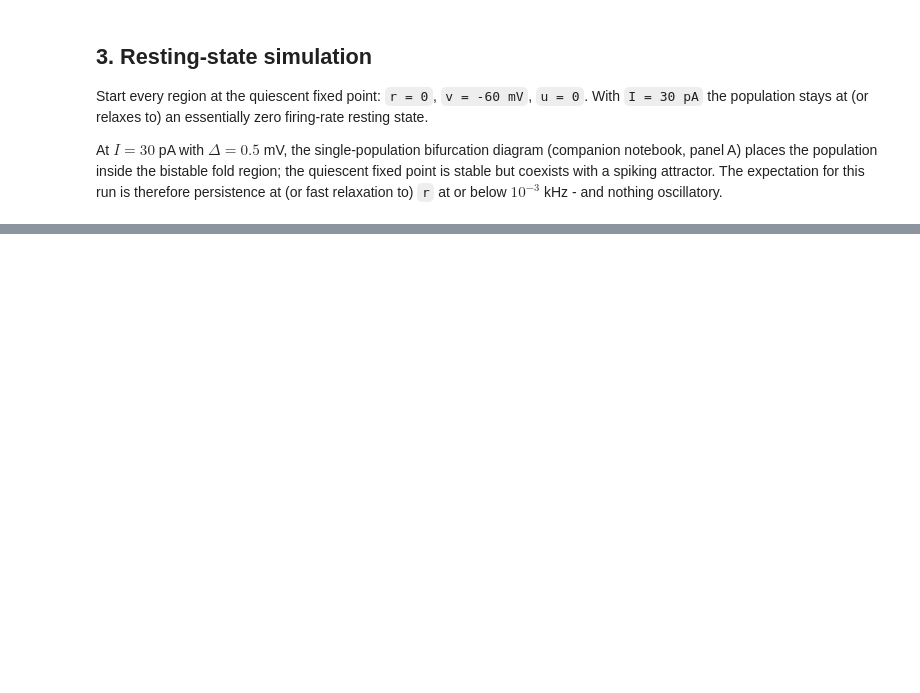
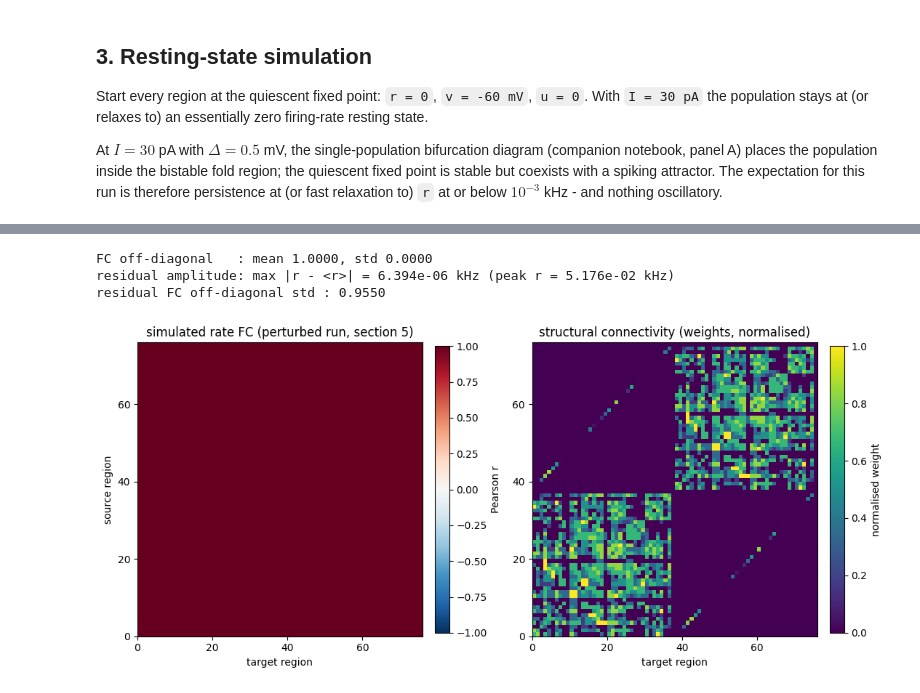
Before and after one commit to the-virtual-brain/tvb-root, a Jupyter notebook: tvb_documentation/demos/simulate_gast_solla_kennedy_resting_state.ipynb, the cells around one changed output, grey strips where cells are left out. Cells and saved outputs as stored; diff of their text form; code cells hidden in the pictures; blank space fills up the shorter version.

```diff
--- a/tvb_documentation/demos/simulate_gast_solla_kennedy_resting_state.ipynb
+++ b/tvb_documentation/demos/simulate_gast_solla_kennedy_resting_state.ipynb
@@ -309,0 +434,29 @@ bifurcation structure and firing-rate panels of the original paper.
+# %%
+fc = numpy.corrcoef(r_p, rowvar=False)
+rp_res = r_p - r_p.mean(axis=1, keepdims=True)
+fc_res = numpy.corrcoef(rp_res, rowvar=False)
+off = ~numpy.eye(fc.shape[0], dtype=bool)
+print("FC off-diagonal   : mean %.4f, std %.4f" % (fc[off].mean(), fc[off].std()))
+print("residual amplitude: max |r - <r>| = %.3e kHz (peak r = %.3e kHz)" % (numpy.abs(rp_res).max(), r_p.max()))
+print("residual FC off-diagonal std : %.4f" % (fc_res[off].std()))
+
+fig, axes = plt.subplots(1, 2, figsize=(11, 5))
+im0 = axes[0].pcolormesh(fc, cmap="RdBu_r", vmin=-1.0, vmax=1.0)
+axes[0].set_title("simulated rate FC (perturbed run, section 5)")
+sc_n = 0.5 * (conn.weights + conn.weights.T)
+im1 = axes[1].pcolormesh(sc_n / sc_n.max(), cmap="viridis", vmin=0.0, vmax=1.0)
+axes[1].set_title("structural connectivity (weights, normalised)")
+for ax in axes:
+    ax.set_xticks(range(0, 76, 20))
+    ax.set_yticks(range(0, 76, 20))
+    ax.set_xlabel("target region")
+axes[0].set_ylabel("source region")
+fig.colorbar(im0, ax=axes[0], fraction=0.046, pad=0.04, label="Pearson r")
+fig.colorbar(im1, ax=axes[1], fraction=0.046, pad=0.04, label="normalised weight")
+plt.tight_layout()
+plt.show()
+# %% [output]
+FC off-diagonal   : mean 1.0000, std 0.0000
+residual amplitude: max |r - <r>| = 6.394e-06 kHz (peak r = 5.176e-02 kHz)
+residual FC off-diagonal std : 0.9550
+[figure, added]
```
Also changed, not shown: parts of 26 cells of this notebook, 3 other files.
